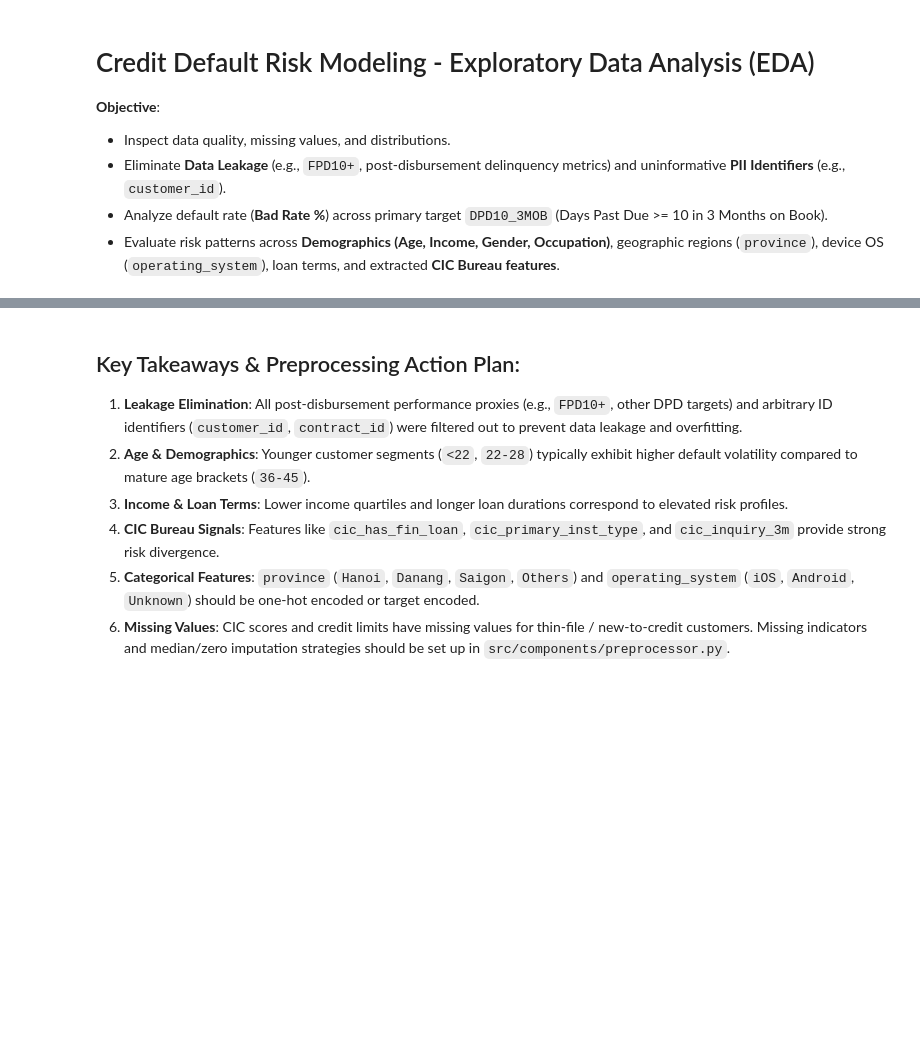
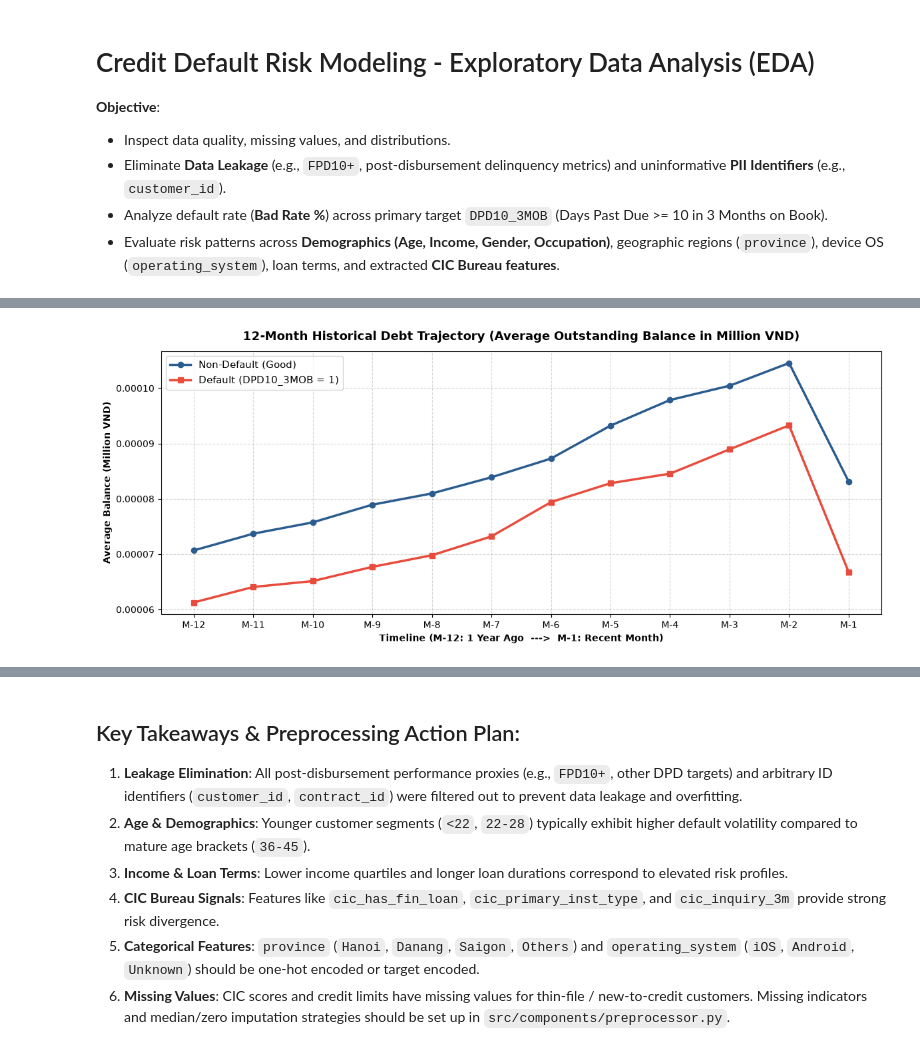
Before and after one commit to tiendo-pixel/credit-default-classifier, a Jupyter notebook: notebooks/01_eda_and_baseline.ipynb, the cells around one changed output, grey strips where cells are left out. Drawn from its saved outputs; the diff is of its cells as text; code cells hidden in the pictures; blank space fills up the shorter version.

Commit message:
feat(eda): implement comprehensive credit risk EDA and scorecard WoE/IV analysis

```diff
--- a/notebooks/01_eda_and_baseline.ipynb
+++ b/notebooks/01_eda_and_baseline.ipynb
@@ -16,16 +16,11 @@ import numpy as np
 import pandas as pd
 import matplotlib.pyplot as plt
 import seaborn as sns
+import textwrap
+from IPython.display import display
 
 # Suppress non-critical warnings
 warnings.filterwarnings("ignore")
-
-# Configure modern plot aesthetics
-plt.style.use("seaborn-v0_8-whitegrid" if "seaborn-v0_8-whitegrid" in plt.style.available else "default")
-plt.rcParams["figure.dpi"] = 120
-plt.rcParams["font.sans-serif"] = "Arial"
-plt.rcParams["axes.edgecolor"] = "#cccccc"
-plt.rcParams["axes.linewidth"] = 0.8
 
 # Color palettes for risk visualizations
 # - Blue/Navy: Application Volume / Non-default population
@@ -416,0 +582,39 @@ if target_col in numeric_df.columns:
+# %%
+# ==============================================================================
+# 12. Historical Debt Trajectory Analysis (12-Month Balance Trend)
+# ==============================================================================
+# Extract chronological 12-month total balance columns (M12 = 12 months ago -> M1 = 1 month ago)
+balance_cols = [f"OUTS_BAL_ALL_M{i}" for i in range(12, 0, -1)]
+available_m_cols = [col for col in balance_cols if col in df.columns]
+
+if available_m_cols and target_col in df.columns:
+    month_labels = [f"M-{i}" for i in range(12, 0, -1)]
+
+    # Calculate average outstanding balance per month for Default vs Non-Default
+    trend_non_default = df[df[target_col] == 0][available_m_cols].mean() / 1e6  # Scale to Millions VND
+    trend_default = df[df[target_col] == 1][available_m_cols].mean() / 1e6
+
+    plt.figure(figsize=(12, 5))
+
+    # Plot non-default trajectory (Navy Blue)
+    plt.plot(month_labels, trend_non_default.values, marker="o", linewidth=2.5, color=PRIMARY_COLOR, label="Non-Default (Good)")
+
+    # Plot default trajectory (Coral Red)
+    plt.plot(month_labels, trend_default.values, marker="s", linewidth=2.5, color=RISK_COLOR, label="Default (DPD10_3MOB = 1)")
+
+    plt.title("12-Month Historical Debt Trajectory (Average Outstanding Balance in Million VND)", fontsize=13, fontweight="bold", pad=12)
+    plt.xlabel("Timeline (M-12: 1 Year Ago  --->  M-1: Recent Month)", fontsize=10, fontweight="bold")
+    plt.ylabel("Average Balance (Million VND)", fontsize=10, fontweight="bold")
+    plt.grid(True, linestyle="--", alpha=0.5)
+    plt.legend(frameon=True, fontsize=11)
+
+    # Annotate end points
+    plt.annotate(f"{trend_non_default.iloc[-1]:.1f}M", (11, trend_non_default.iloc[-1] + 0.3), ha="center", color=PRIMARY_COLOR, fontweight="bold")
+    plt.annotate(f"{trend_default.iloc[-1]:.1f}M", (11, trend_default.iloc[-1] + 0.3), ha="center", color=RISK_COLOR, fontweight="bold")
+
+    plt.tight_layout()
+    plt.show()
+else:
+    print("12-month balance historical columns not found.")
+# %% [output]
+[figure, added]
```
Also changed, not shown: parts of 10 cells of this notebook.
